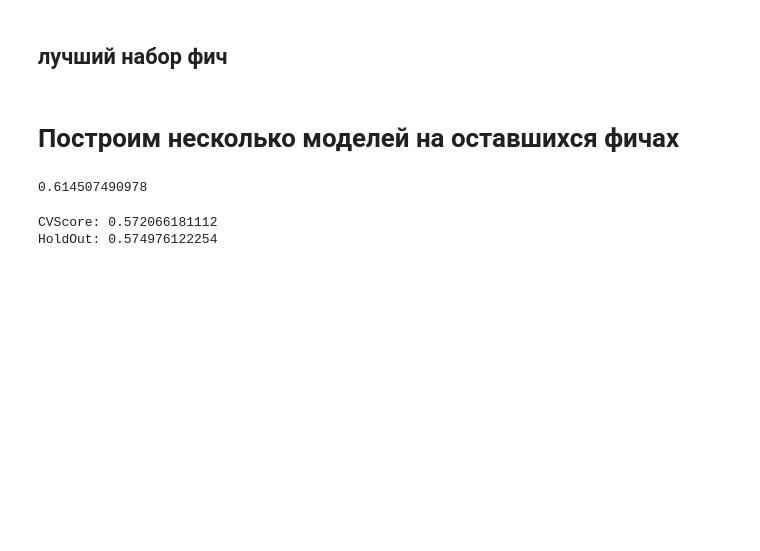
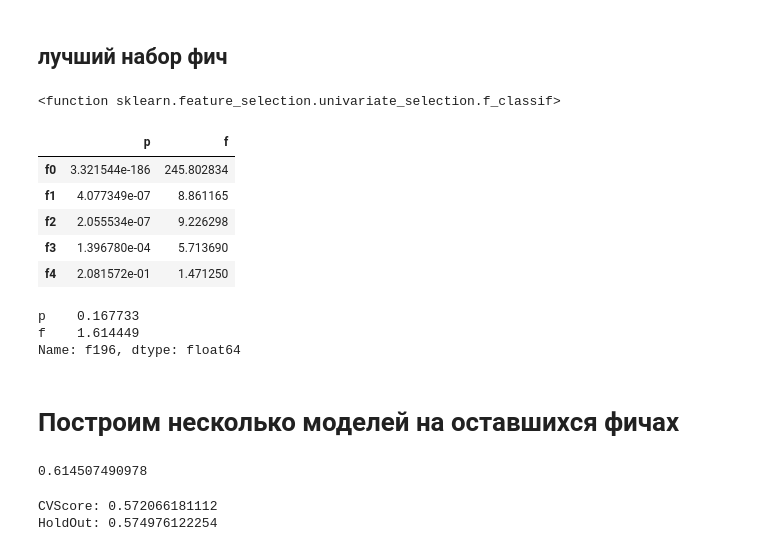
Before and after one commit to MiniGN/mlbootcamp-4, a Jupyter notebook: [ftr]Ftr_selection_stat.ipynb, the cells around one changed output. Drawn from its saved outputs; the diff is of its cells as text; code cells hidden in the pictures; blank space fills up the shorter version.

```diff
--- a/[ftr]Ftr_selection_stat.ipynb
+++ b/[ftr]Ftr_selection_stat.ipynb
@@ -143,3 +242,7 @@ X.shape
 ## лучший набор фич
 # %%
 best_cols=['f11', 'f22', 'f82', 'f96', 'f138', 'f156', 'f182', 'f200']
+# %%
+f_classif
+# %% [output]
+<function sklearn.feature_selection.univariate_selection.f_classif>
@@ -146,3 +251,22 @@ best_cols=['f11', 'f22', 'f82', 'f96', 'f138', 'f156', 'f182', 'f200']
+# %%
+f=f_classif(X,y)
+fpd=pd.DataFrame(index=X.columns)
+fpd.insert(loc=0,column='f',value=f[0])
+fpd.insert(loc=0,column='p',value=f[1])
+fpd.head()
+# %% [output]
+|  | p | f |
+| f0 | 3.321544e-186 | 245.802834 |
+| f1 | 4.077349e-07 | 8.861165 |
+| f2 | 2.055534e-07 | 9.226298 |
+| f3 | 1.396780e-04 | 5.713690 |
+| f4 | 2.081572e-01 | 1.471250 |
+# %%
+fpd.loc['f196']
+# %% [output]
+p    0.167733
+f    1.614449
+Name: f196, dtype: float64
 # %% [markdown]
 # Построим несколько моделей на оставшихся фичах
 # %%
```
Also changed, not shown: parts of 34 cells of this notebook.
